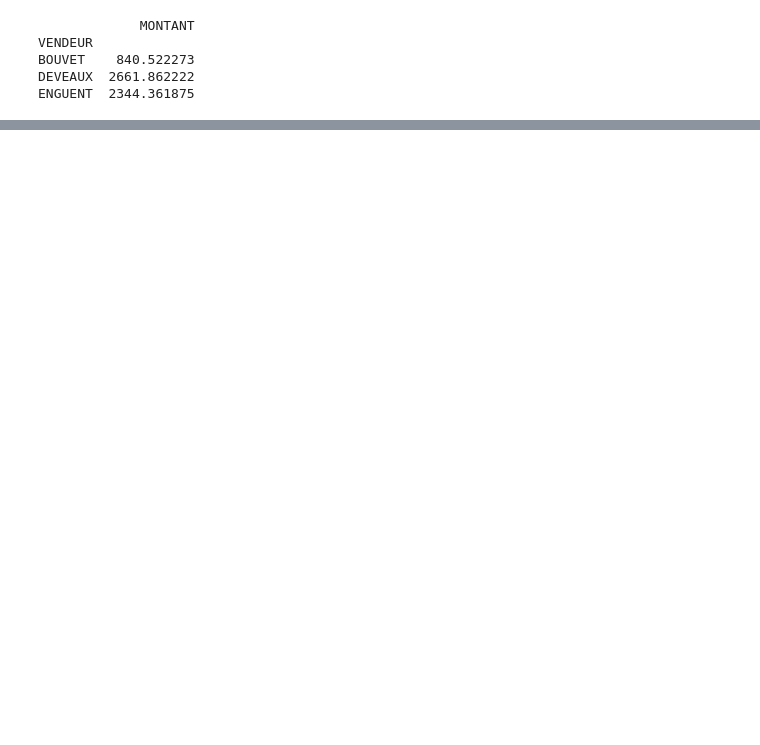
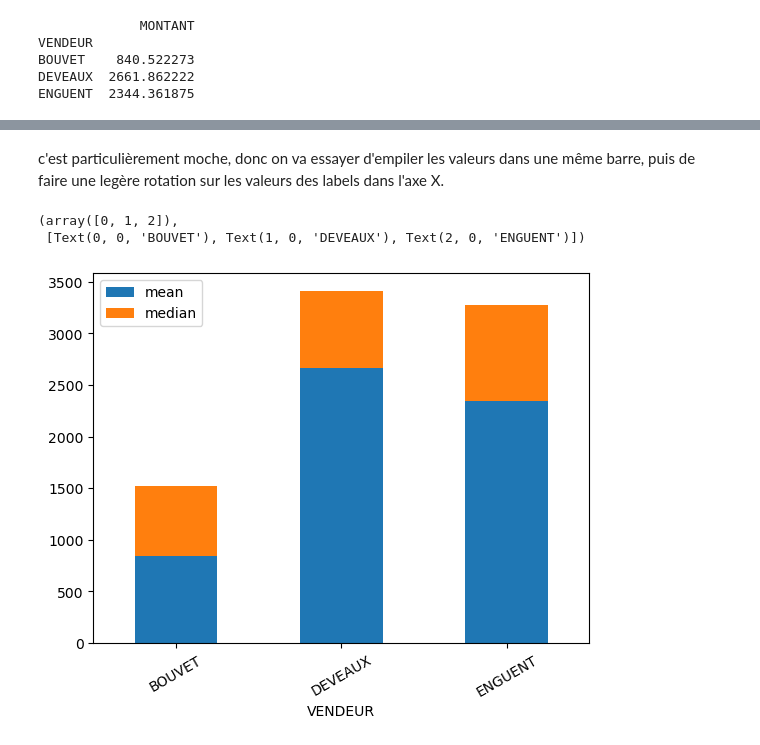
Before and after one commit to mkirschpin/CoursPython, a Jupyter notebook: solutions/Exo2.ipynb, the cells around one changed output, grey strips where cells are left out. Cells and saved outputs as stored; diff of their text form; code cells hidden in the pictures; blank space fills up the shorter version.

```diff
--- a/solutions/Exo2.ipynb
+++ b/solutions/Exo2.ipynb
@@ -171,0 +199,10 @@ plt.bar(moyennes.index, moyennes['MONTANT'],
+# %% [markdown]
+c'est particulièrement moche, donc on va essayer d'empiler les valeurs dans une même barre, puis de faire une legère rotation sur les valeurs des labels dans l'axe X.
+# %%
+df_moy_med.plot(kind='bar', stacked=True)
+
+plt.xticks(rotation=30, horizontalalignment="center")
+# %% [output]
+(array([0, 1, 2]),
+ [Text(0, 0, 'BOUVET'), Text(1, 0, 'DEVEAUX'), Text(2, 0, 'ENGUENT')])
+[figure, added]
```
Also changed, not shown: parts of 17 cells of this notebook.
